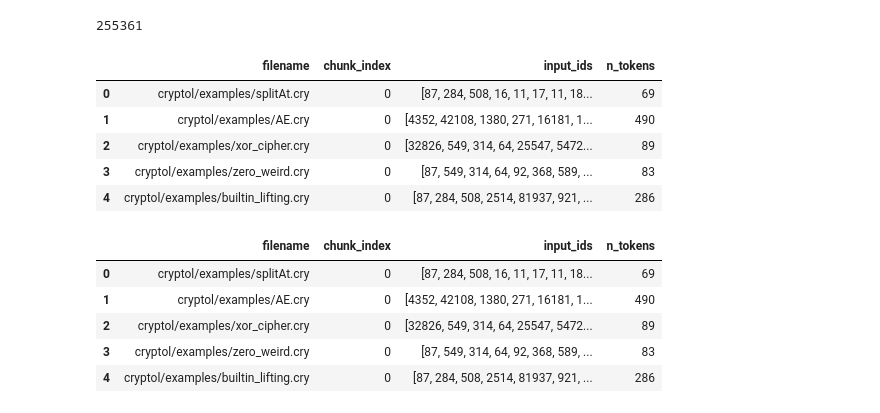
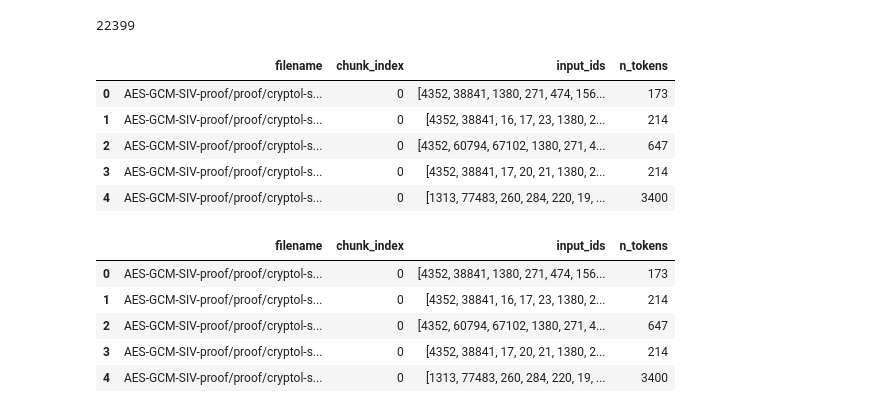
Before and after one commit to UH-Insure/DataPreprocess, a Jupyter notebook: notebooks/05_corpus_process.ipynb, the cells around one changed output. Saved outputs shown, nothing was run; the diff lists cells and outputs as text; code cells hidden in the pictures.

```diff
--- a/notebooks/05_corpus_process.ipynb
+++ b/notebooks/05_corpus_process.ipynb
@@ -15,7 +15,7 @@ source_code_df = pd.read_json(f"data/training_datasets/verified_{VARIANT}.jsonl"
 #nocomment_df = pd.read_json("data/training_datasets/verified_nocomments.jsonl", lines=True)
 #nomod_df = pd.read_json("data/training_datasets/verified_nomods.jsonl", lines=True)
 metrics_df = pd.read_csv("data/file_metrics.csv")
-syntax_df = pd.read_json("data/training_datasets/syntax_check/nocomments.jsonl", lines=True)
+syntax_df = pd.read_json("data/training_datasets/syntax_check/cry_saw_syntax_verification_results.jsonl", lines=True)
 # Keep only files that passed syntax check
 source_code_df = source_code_df[source_code_df["filename"].isin(syntax_df.where(syntax_df["load_ok"] == True)["filename"])].reset_index(drop=True).copy()
 #nocomment_df = nocomment_df[nocomment_df["filename"].isin(syntax_df.where(syntax_df["load_ok"] == True)["filename"])].reset_index(drop=True).copy()
@@ -27,49 +27,53 @@ tokenizer = load_qwen_tokenizer(model_name)
 
 # 3. Tokenize
 source_code_tok_df = tokenize_df(source_code_df, tokenizer)
 #nocomment_tok_df = tokenize_df(nocomment_df, tokenizer)
 #nomod_tok_df = tokenize_df(nomod_df, tokenizer)
 
 metrics_df = metrics_df.merge(source_code_tok_df[["filename", "n_tokens"]], on="filename", how="left")
 #metrics_df = metrics_df.rename(columns={"n_tokens": "hybrid_tokens"})
 #metrics_df = metrics_df.merge(nocomment_tok_df[["filename", "n_tokens"]], on="filename", how="left")
 #metrics_df = metrics_df.rename(columns={"n_tokens": "nocomment_tokens"})
 #metrics_df = metrics_df.merge(nomod_tok_df[["filename", "n_tokens"]], on="filename", how="left")
 #metrics_df = metrics_df.rename(columns={"n_tokens": "nomod_tokens"})
 
+file_path = Path("data/training_datasets/cleaned_text_data.jsonl")
+file_path.parent.mkdir(parents=True, exist_ok=True)  # create dirs if missing
+file_path.touch(exist_ok=True)  # create file if missing
+
 text_df = pd.read_json("data/training_datasets/cleaned_text_data.jsonl", lines=True)
 text_tok_df = tokenize_df(text_df, tokenizer)
 print(text_tok_df["n_tokens"].sum())
 text_tok_df.head()
 
 all_df = pd.concat([source_code_df, text_df], ignore_index=True)
 #print(hybrid_tok_df[["filename", "n_tokens"]].head())
 
 # 4. Optional: Chunk for training
 source_code_chunk_df = expand_chunked_df(source_code_tok_df, tokenizer, max_seq_len=4096, stride=256)
 text_chunk_df = expand_chunked_df(text_tok_df, tokenizer, max_seq_len=4096, stride=256)
 #nocomment_chunk_df = expand_chunked_df(nocomment_tok_df, tokenizer, max_seq_len=4096, stride=256)
 #nomod_chunk_df = expand_chunked_df(nomod_tok_df, tokenizer, max_seq_len=4096, stride=256)
 
 source_code_chunk_df.head()
 # %% [output]
-255361
+22399
 |  | filename | chunk_index | input_ids | n_tokens |
-| 0 | cryptol/examples/splitAt.cry | 0 | [87, 284, 508, 16, 11, 17, 11, 18... | 69 |
-| 1 | cryptol/examples/AE.cry | 0 | [4352, 42108, 1380, 271, 16181, 1... | 490 |
-| 2 | cryptol/examples/xor_cipher.cry | 0 | [32826, 549, 314, 64, 25547, 5472... | 89 |
-| 3 | cryptol/examples/zero_weird.cry | 0 | [87, 549, 314, 64, 92, 368, 589, ... | 83 |
-| 4 | cryptol/examples/builtin_lifting.cry | 0 | [87, 284, 508, 2514, 81937, 921, ... | 286 |
+| 0 | AES-GCM-SIV-proof/proof/cryptol-s... | 0 | [4352, 38841, 1380, 271, 474, 156... | 173 |
+| 1 | AES-GCM-SIV-proof/proof/cryptol-s... | 0 | [4352, 38841, 16, 17, 23, 1380, 2... | 214 |
+| 2 | AES-GCM-SIV-proof/proof/cryptol-s... | 0 | [4352, 60794, 67102, 1380, 271, 4... | 647 |
+| 3 | AES-GCM-SIV-proof/proof/cryptol-s... | 0 | [4352, 38841, 17, 20, 21, 1380, 2... | 214 |
+| 4 | AES-GCM-SIV-proof/proof/cryptol-s... | 0 | [1313, 77483, 260, 284, 220, 19, ... | 3400 |
 # %%
 all_chunk_df = pd.concat([source_code_chunk_df, text_chunk_df], ignore_index=True)
 all_chunk_df.head()
 # %% [output]
 |  | filename | chunk_index | input_ids | n_tokens |
-| 0 | cryptol/examples/splitAt.cry | 0 | [87, 284, 508, 16, 11, 17, 11, 18... | 69 |
-| 1 | cryptol/examples/AE.cry | 0 | [4352, 42108, 1380, 271, 16181, 1... | 490 |
-| 2 | cryptol/examples/xor_cipher.cry | 0 | [32826, 549, 314, 64, 25547, 5472... | 89 |
-| 3 | cryptol/examples/zero_weird.cry | 0 | [87, 549, 314, 64, 92, 368, 589, ... | 83 |
-| 4 | cryptol/examples/builtin_lifting.cry | 0 | [87, 284, 508, 2514, 81937, 921, ... | 286 |
+| 0 | AES-GCM-SIV-proof/proof/cryptol-s... | 0 | [4352, 38841, 1380, 271, 474, 156... | 173 |
+| 1 | AES-GCM-SIV-proof/proof/cryptol-s... | 0 | [4352, 38841, 16, 17, 23, 1380, 2... | 214 |
+| 2 | AES-GCM-SIV-proof/proof/cryptol-s... | 0 | [4352, 60794, 67102, 1380, 271, 4... | 647 |
+| 3 | AES-GCM-SIV-proof/proof/cryptol-s... | 0 | [4352, 38841, 17, 20, 21, 1380, 2... | 214 |
+| 4 | AES-GCM-SIV-proof/proof/cryptol-s... | 0 | [1313, 77483, 260, 284, 220, 19, ... | 3400 |
 # %%
 source_code_tok_df.head()
 # %% [output]
```
Also changed, not shown: parts of 12 cells of this notebook.
